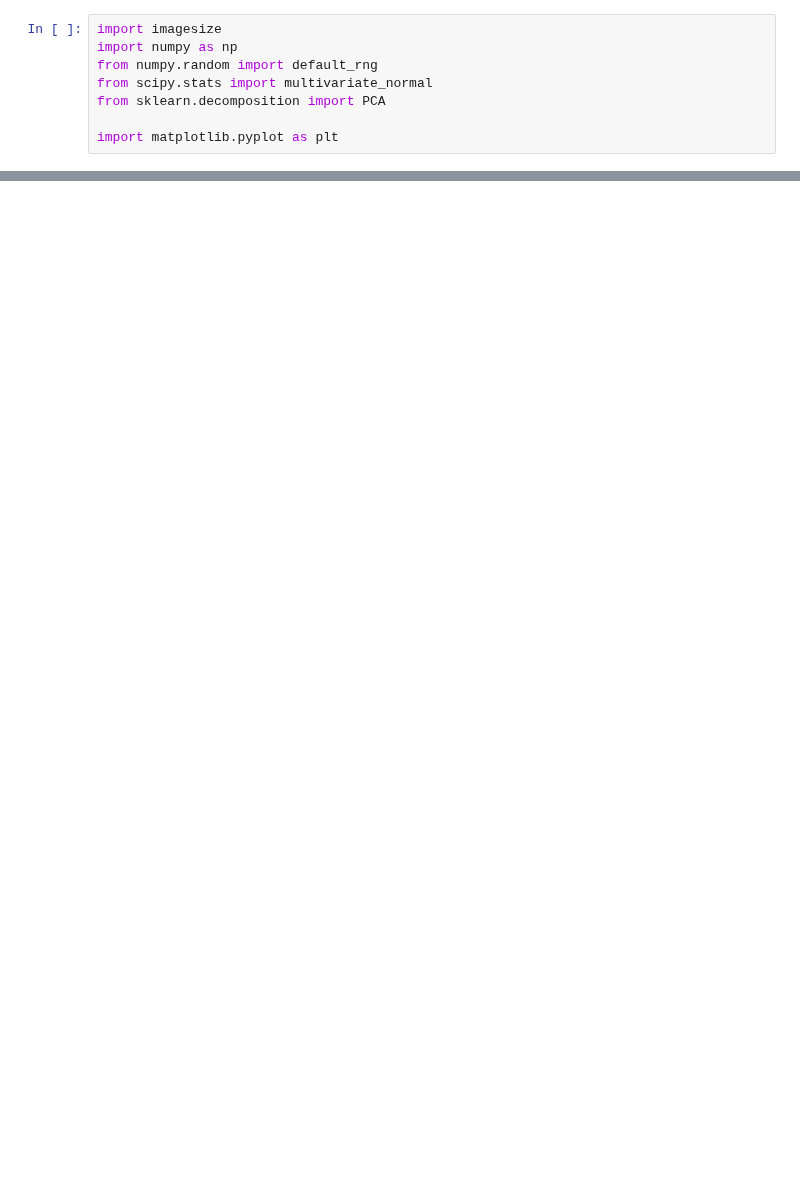
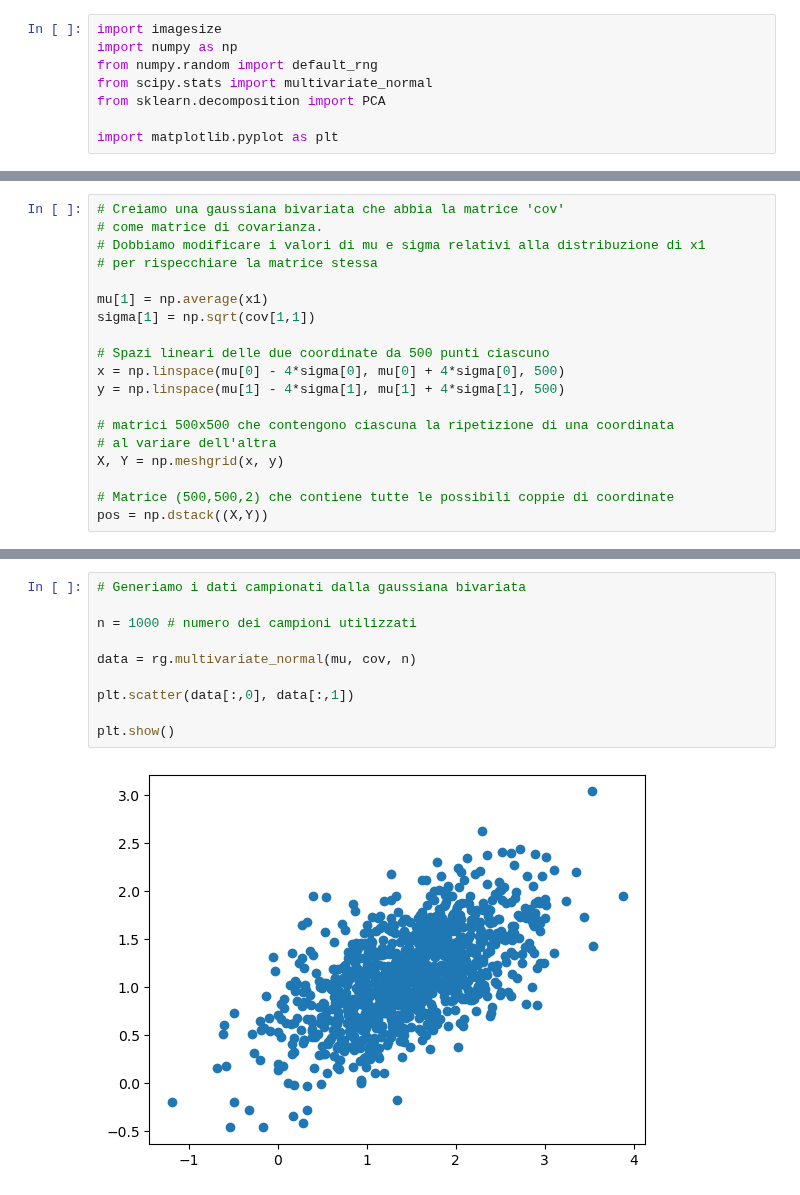
Before and after one commit to fredffsixty/BigDataAnalytics, a Jupyter notebook: Esercitazioni/E2_covarianza.ipynb, the cells around one changed output, grey strips where cells are left out. Saved outputs shown, nothing was run; the diff lists cells and outputs as text; blank space fills up the shorter version.

```diff
--- a/Esercitazioni/E2_covarianza.ipynb
+++ b/Esercitazioni/E2_covarianza.ipynb
@@ -59,0 +60,19 @@ Matrice di covarianza dei dati:
+# %%
+# Creiamo una gaussiana bivariata che abbia la matrice 'cov'
+# come matrice di covarianza.
+# Dobbiamo modificare i valori di mu e sigma relativi alla distribuzione di x1
+# per rispecchiare la matrice stessa
+
+mu[1] = np.average(x1)
+sigma[1] = np.sqrt(cov[1,1])
+
+# Spazi lineari delle due coordinate da 500 punti ciascuno
+x = np.linspace(mu[0] - 4*sigma[0], mu[0] + 4*sigma[0], 500)
+y = np.linspace(mu[1] - 4*sigma[1], mu[1] + 4*sigma[1], 500)
+
+# matrici 500x500 che contengono ciascuna la ripetizione di una coordinata
+# al variare dell'altra
+X, Y = np.meshgrid(x, y)
+
+# Matrice (500,500,2) che contiene tutte le possibili coppie di coordinate
+pos = np.dstack((X,Y))
@@ -59,0 +108,12 @@ Matrice di covarianza dei dati:
+# %%
+# Generiamo i dati campionati dalla gaussiana bivariata
+
+n = 1000 # numero dei campioni utilizzati
+
+data = rg.multivariate_normal(mu, cov, n)
+
+plt.scatter(data[:,0], data[:,1])
+
+plt.show()
+# %% [output]
+[figure, added]
```
Also changed, not shown: parts of 9 cells of this notebook, 1 other file.
